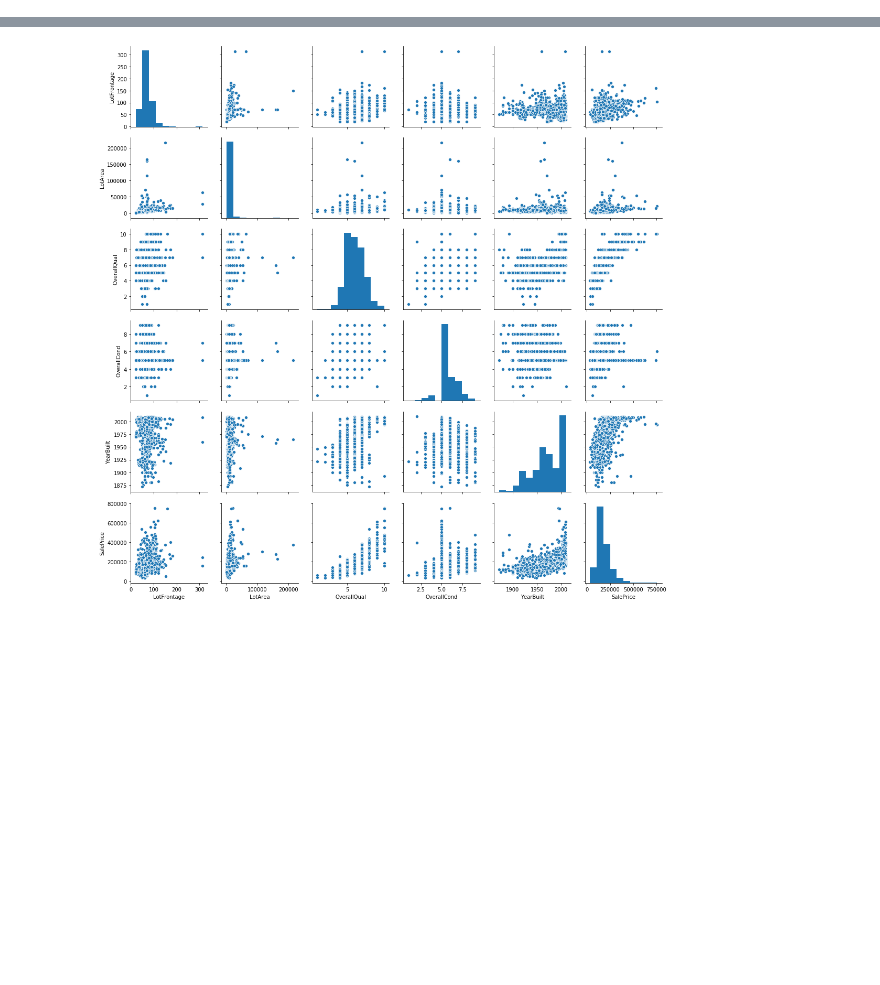
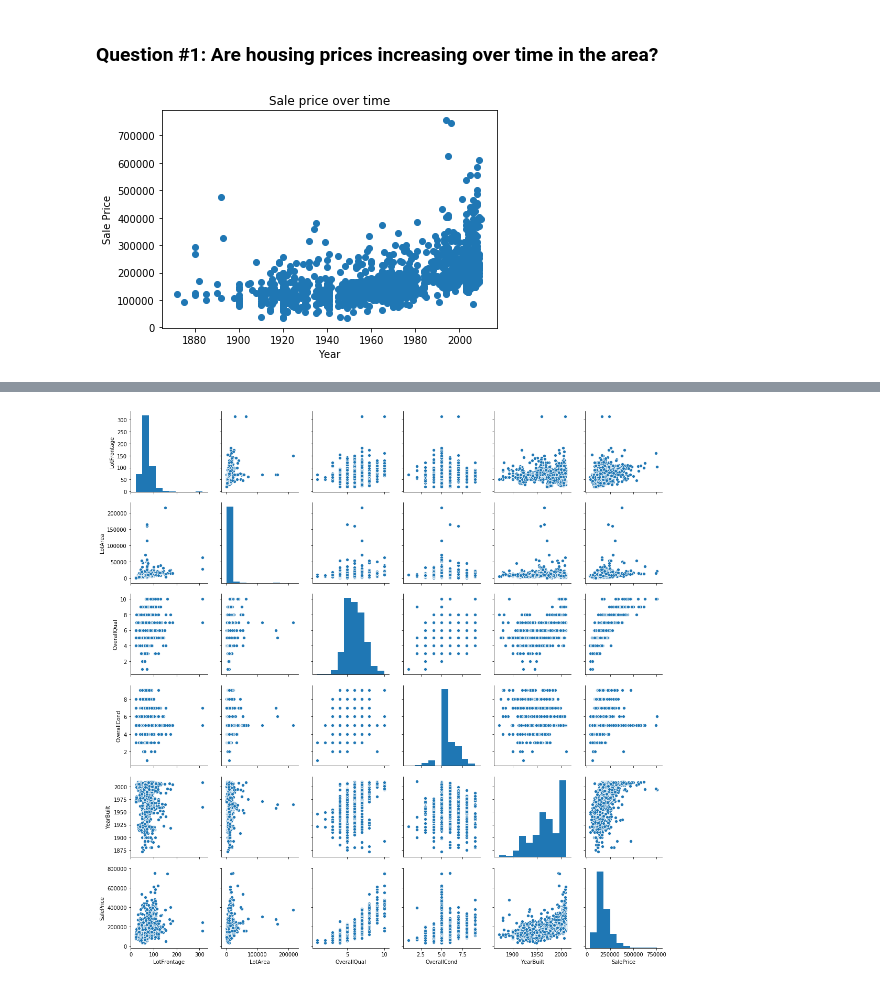
Before and after one commit to ABitNutty/Capstone-1, a Jupyter notebook: DataStory.ipynb, the cells around one changed output, grey strips where cells are left out. Drawn from its saved outputs; the diff is of its cells as text; code cells hidden in the pictures; blank space fills up the shorter version.

```diff
--- a/DataStory.ipynb
+++ b/DataStory.ipynb
@@ -42,0 +34,13 @@ Are there any items that can drastically improve value? (Either before or after
+# %% [markdown]
+<h3>Question #1: Are housing prices increasing over time in the area?</h3>
+# %%
+# Are housing prices increasing over time in the area?
+
+data.YearBuilt.value_counts()
+plt.scatter(data.YearBuilt, data.SalePrice)
+plt.xlabel('Year')
+plt.ylabel('Sale Price')
+plt.title('Sale price over time')
+plt.show()
+# %% [output]
+[figure, added]
```
Also changed, not shown: parts of 41 cells of this notebook.
